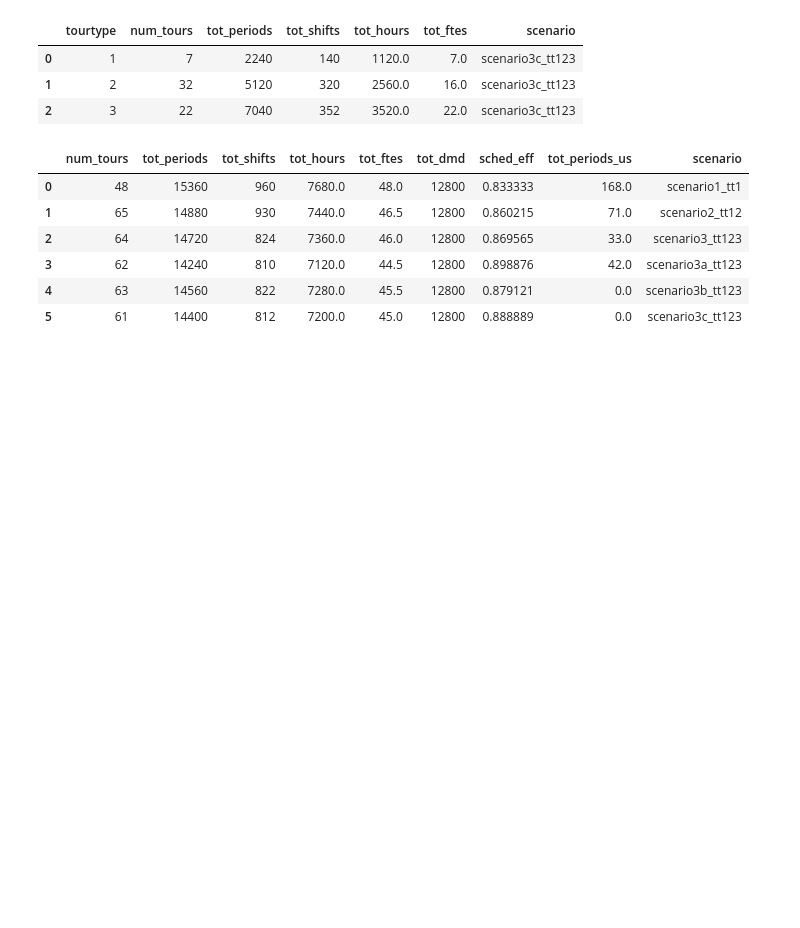
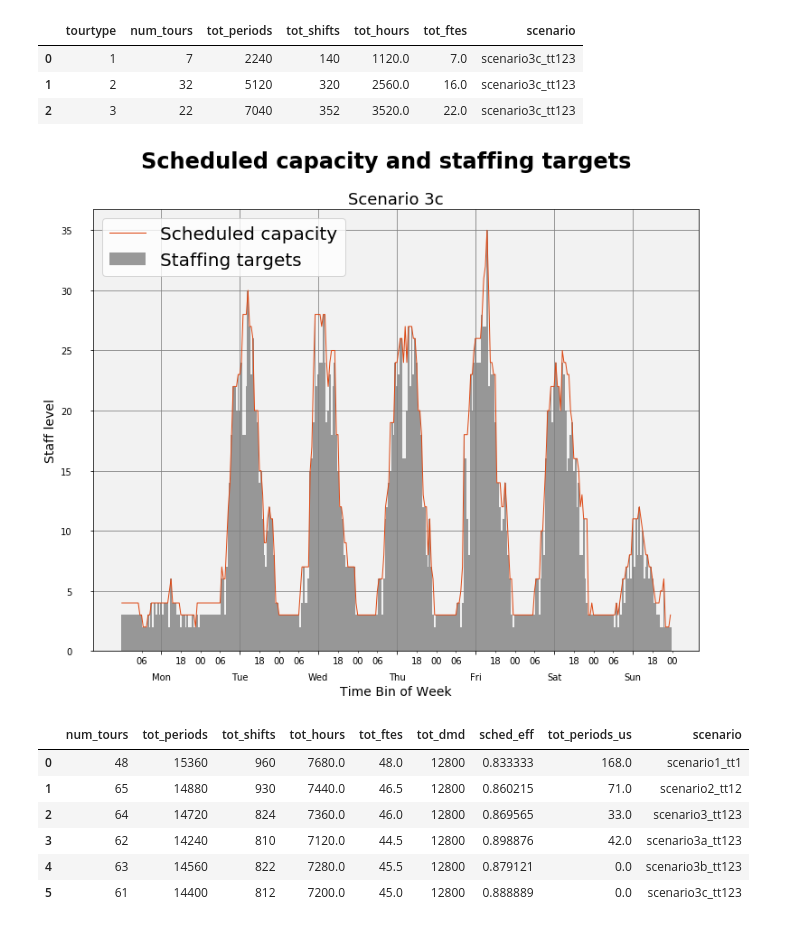
Before and after one commit to misken/pymwts, a Jupyter notebook: examples/scheduling_analysis_example.ipynb, the cells around one changed output. Drawn from its saved outputs; the diff is of its cells as text; code cells hidden in the pictures; blank space fills up the shorter version.

Commit message:
added plots for scenario 3c

```diff
--- a/examples/scheduling_analysis_example.ipynb
+++ b/examples/scheduling_analysis_example.ipynb
@@ -676,6 +676,21 @@ tourtypesum_3c
 | 0 | 1 | 7 | 2240 | 140 | 1120.0 | 7.0 | scenario3c_tt123 |
 | 1 | 2 | 32 | 5120 | 320 | 2560.0 | 16.0 | scenario3c_tt123 |
 | 2 | 3 | 22 | 7040 | 352 | 3520.0 | 22.0 | scenario3c_tt123 |
+# %%
+# Plot of cap and demand
+capacity3c_df = pd.read_csv('output/scenario3c_tt123_phase1_capsum.csv')
+capacity3c_df = capacity3c_df.loc[capacity3c_df['week'] == 1]
+capacity3c_df = capacity3c_df.sort_values(by=['day', 'period'])
+# %%
+# Create a Figure and Axes object and call plot function
+fig3c = plt.figure()
+fig3c.set_size_inches(12, 9)
+fig3c.suptitle('Scheduled capacity and staffing targets', fontsize=24, fontweight='bold')
+ax3c = fig3c.add_subplot(1,1,1)
+
+capacity_plot(capacity3c_df, 'Scenario 3c', ax3c);
+# %% [output]
+[figure, added]
 # %%
 ftesum = pd.concat([ftesum_1, ftesum_2, ftesum_3, ftesum_3a, ftesum_3b, ftesum_3c], ignore_index=True)
 ftesum
```
Also changed, not shown: 1 other file.
